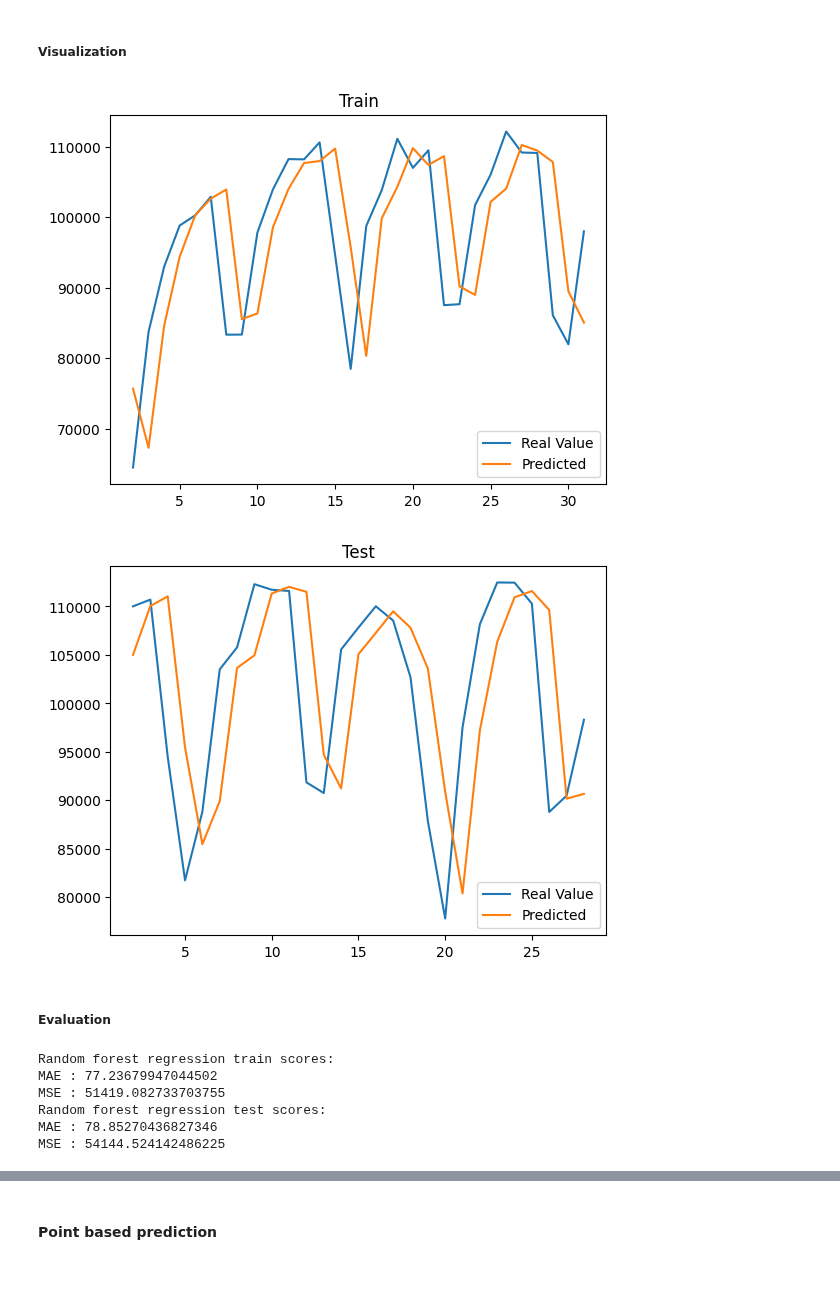
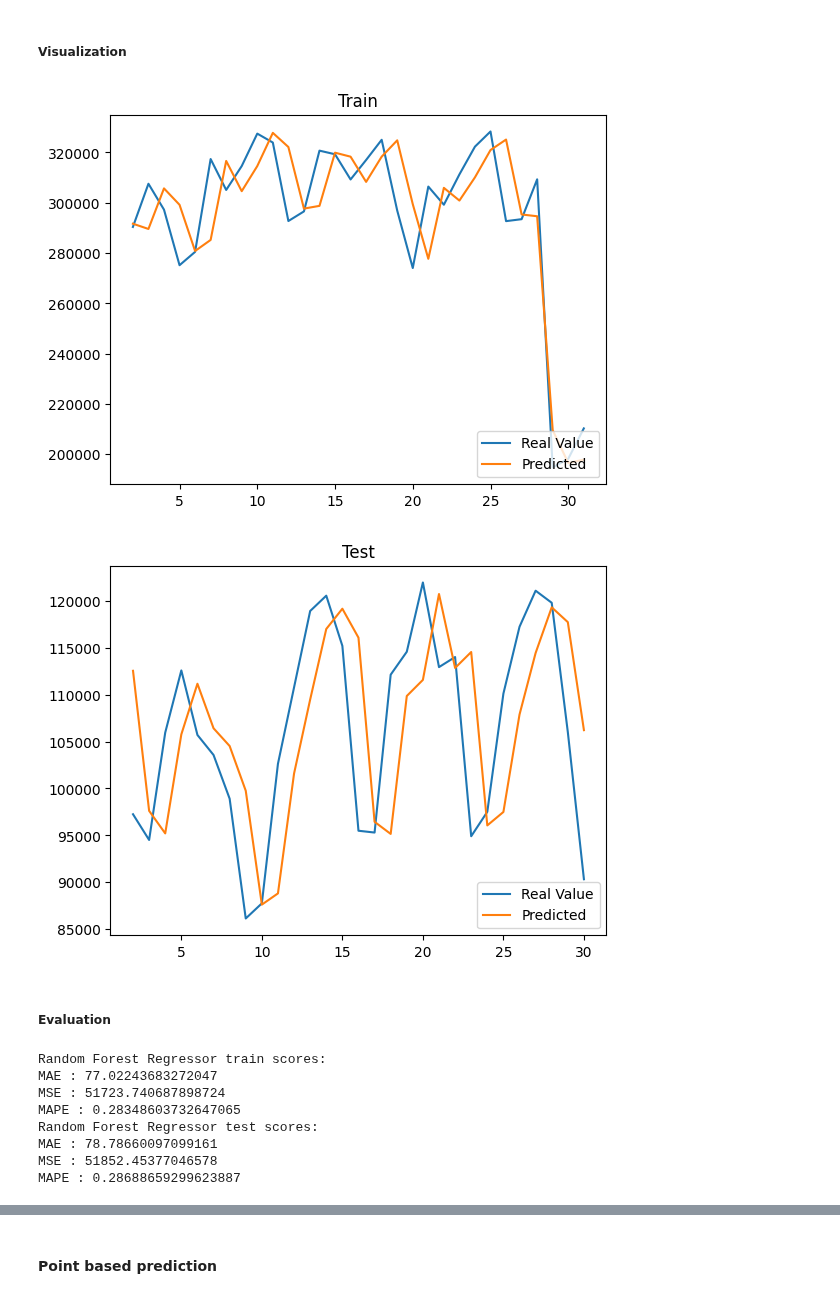
Before and after one commit to danaeis/shoofer-demand-prediction, a Jupyter notebook: Shoojer_phase_1 (ML).ipynb, the cells around one changed output, grey strips where cells are left out. Drawn from its saved outputs; the diff is of its cells as text; code cells hidden in the pictures.

```diff
--- a/Shoojer_phase_1 (ML).ipynb
+++ b/Shoojer_phase_1 (ML).ipynb
@@ -183,3 +269,3 @@ data2_date_modified = date_format_modifier(data2)
 # %%
-data1_grouped = grouping_by(data1_date_modified, group_list)
-data2_grouped = grouping_by(data2_date_modified, group_list)
+train_grouped = grouping_by(train_data, group_list)
+test_grouped = grouping_by(test_data, group_list)
@@ -196 +272,4 @@ sample_size = 0.6
+# %%
+train_loc_modified = location_format_modifier(train_grouped)
+test_loc_modified = location_format_modifier(test_grouped)
 # %% [markdown]
@@ -236,35 +354,27 @@ MSE : 55833.772861559344
 ##### Grid search to find best hyper parameters
 # %%
 model = RandomForestRegressor()
-best_params = grid_search(model, {'n_estimators' : [1000], 'max_depth' : [4, 7, 10]}, data1_loc_modified.to_numpy(), cv = 5)
+best_params = grid_search(model, {'n_estimators' : [100, 200], 'max_depth' : [4, 7, 10]}, train_loc_modified.to_numpy(), cv = None)
 # %%
 model = RandomForestRegressor(**best_params)
-yhat_train, yhat_test = point_predict(model, data1_loc_modified.to_numpy(), data2_loc_modified.to_numpy())
+yhat_train, yhat_test = point_predict(model, train_loc_modified.to_numpy(), test_loc_modified.to_numpy())
 # %% [markdown]
 ##### Visualization
 # %%
-point_predict_visualizer(data1_loc_modified, data2_loc_modified, yhat_train, yhat_test)
+point_predict_visualizer(train_loc_modified, test_loc_modified, yhat_train, yhat_test)
 # %% [output]
-[figure, old version]
+[figure, new version]
-[figure, old version]
+[figure, new version]
 # %% [markdown]
 ##### Evaluation
-# %%
-print('Random forest regression train scores:')
-
-
-evaluation(mean_absolute_error, 'MAE', data1_loc_modified['Demand'], yhat_train)
-evaluation(mean_squared_error, 'MSE', data1_loc_modified['Demand'], yhat_train)
-
-print('Random forest regression test scores:')
-
-
-evaluation(mean_absolute_error, 'MAE', data2_loc_modified['Demand'], yhat_test)
-evaluation(mean_squared_error, 'MSE', data2_loc_modified['Demand'], yhat_test)
-# %% [output]
-Random forest regression train scores:
-MAE : 77.23679947044502
-MSE : 51419.082733703755
-Random forest regression test scores:
-MAE : 78.85270436827346
-MSE : 54144.524142486225
+# %%
+evaluation('Random Forest Regressor', yhat_train, yhat_test)# for whole data
+# %% [output]
+Random Forest Regressor train scores:
+MAE : 77.02243683272047
+MSE : 51723.740687898724
+MAPE : 0.28348603732647065
+Random Forest Regressor test scores:
+MAE : 78.78660097099161
+MSE : 51852.45377046578
+MAPE : 0.28688659299623887
```
Also changed, not shown: parts of 69 cells of this notebook.
